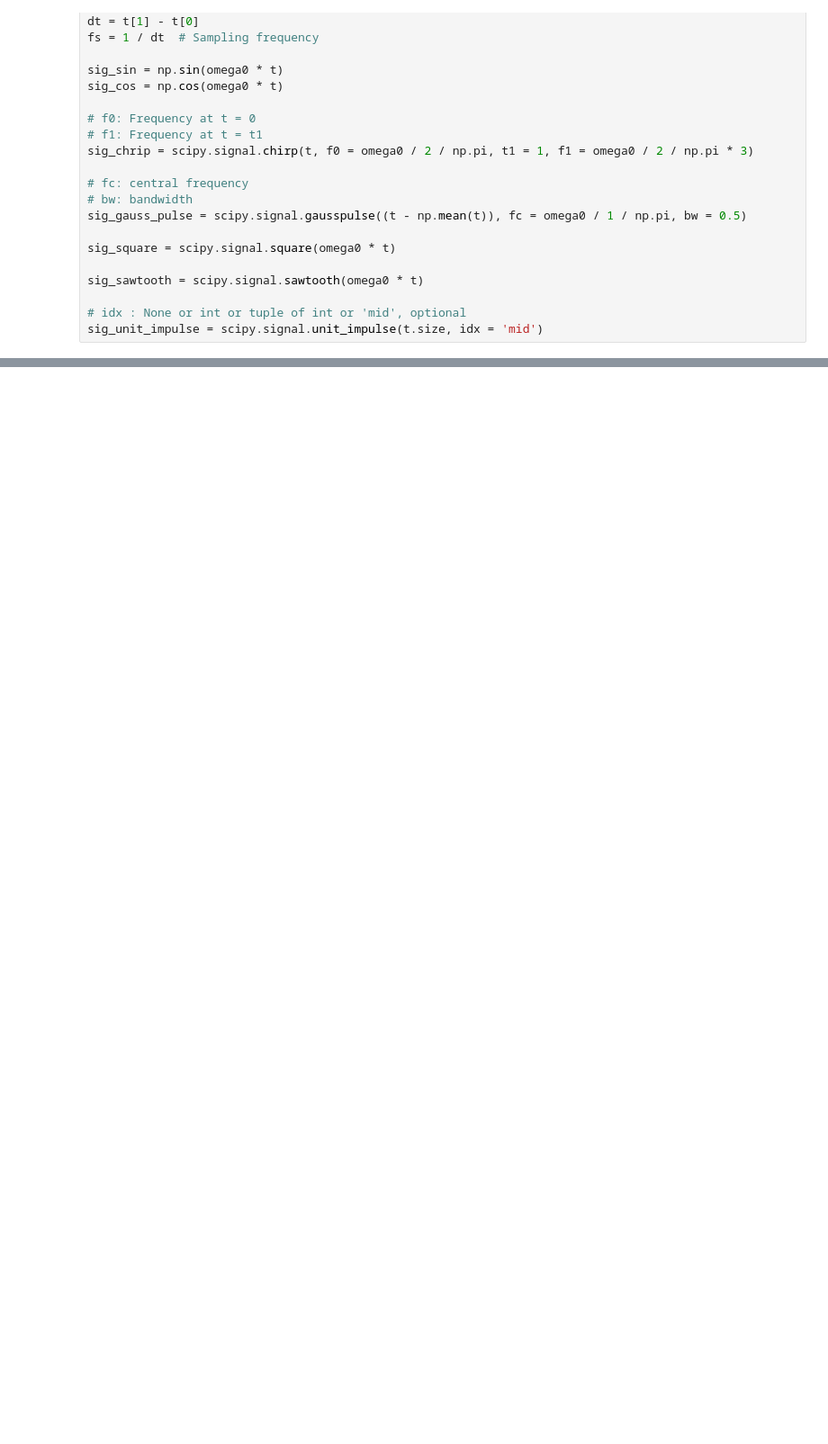
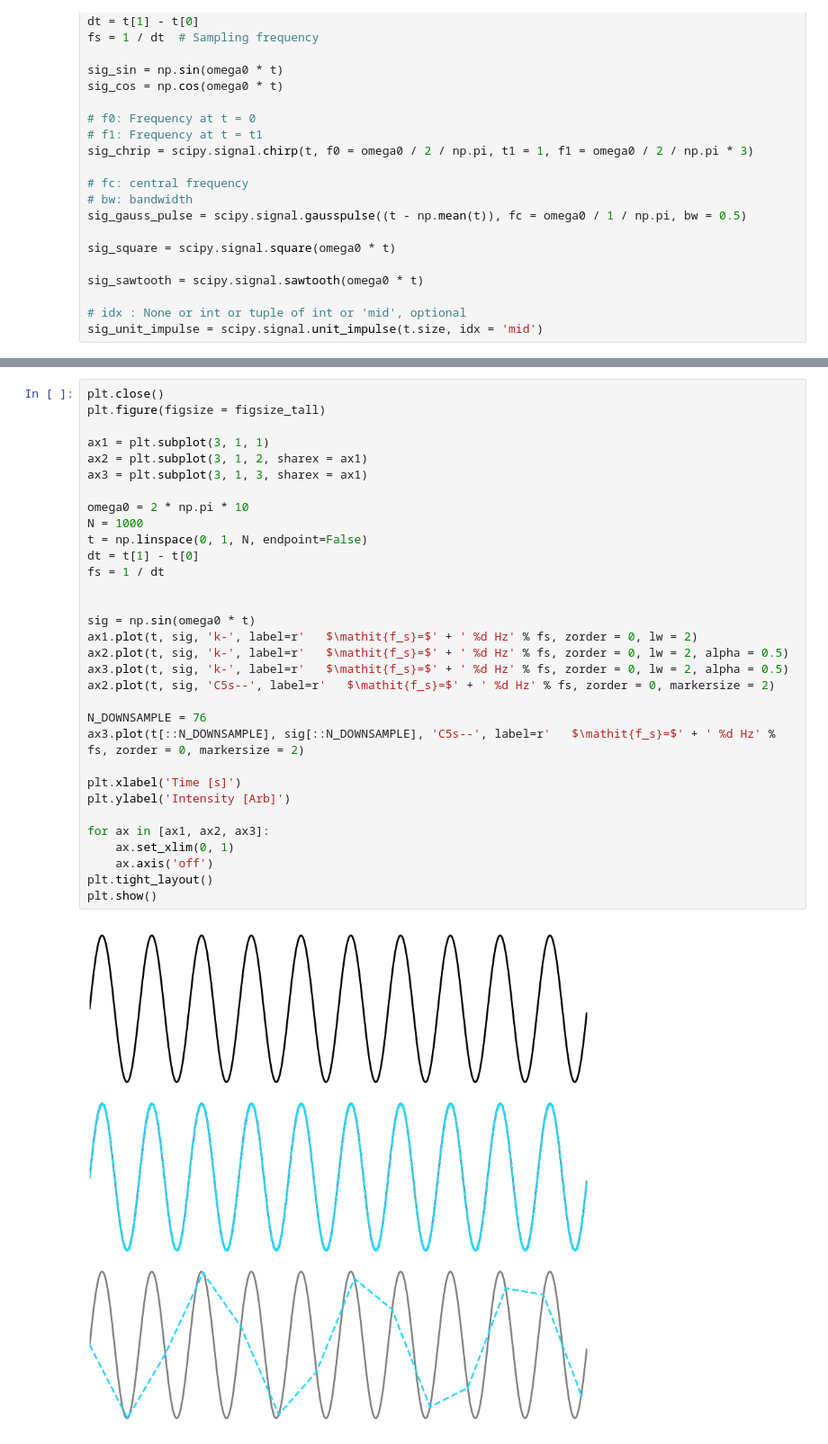
Before and after one commit to jiutongzhao/Time-Series-Data-Analysis, a Jupyter notebook: chap1.ipynb, the cells around one changed output, grey strips where cells are left out. Shown at 90% size. Saved outputs shown, nothing was run; the diff lists cells and outputs as text; blank space fills up the shorter version.

```diff
--- a/chap1.ipynb
+++ b/chap1.ipynb
@@ -272,0 +287,34 @@ plt.show()
+# %%
+plt.close()
+plt.figure(figsize = figsize_tall)
+
+ax1 = plt.subplot(3, 1, 1)
+ax2 = plt.subplot(3, 1, 2, sharex = ax1)
+ax3 = plt.subplot(3, 1, 3, sharex = ax1)
+
+omega0 = 2 * np.pi * 10
+N = 1000
+t = np.linspace(0, 1, N, endpoint=False)
+dt = t[1] - t[0]
+fs = 1 / dt
+
+
+sig = np.sin(omega0 * t)
+ax1.plot(t, sig, 'k-', label=r'   $\mathit{f_s}=$' + ' %d Hz' % fs, zorder = 0, lw = 2)
+ax2.plot(t, sig, 'k-', label=r'   $\mathit{f_s}=$' + ' %d Hz' % fs, zorder = 0, lw = 2, alpha = 0.5)
+ax3.plot(t, sig, 'k-', label=r'   $\mathit{f_s}=$' + ' %d Hz' % fs, zorder = 0, lw = 2, alpha = 0.5)
+ax2.plot(t, sig, 'C5s--', label=r'   $\mathit{f_s}=$' + ' %d Hz' % fs, zorder = 0, markersize = 2)
+
+N_DOWNSAMPLE = 76
+ax3.plot(t[::N_DOWNSAMPLE], sig[::N_DOWNSAMPLE], 'C5s--', label=r'   $\mathit{f_s}=$' + ' %d Hz' % fs, zorder = 0, markersize = 2)
+
+plt.xlabel('Time [s]')
+plt.ylabel('Intensity [Arb]')
+
+for ax in [ax1, ax2, ax3]:
+    ax.set_xlim(0, 1)
+    ax.axis('off')
+plt.tight_layout()
+plt.show()
+# %% [output]
+[figure, added]
```
Also changed, not shown: parts of 6 cells of this notebook, 33 other files.
